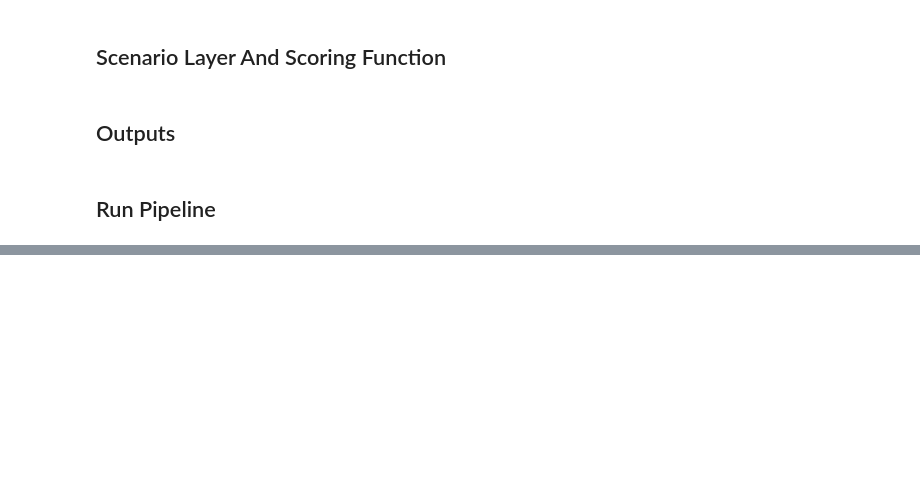
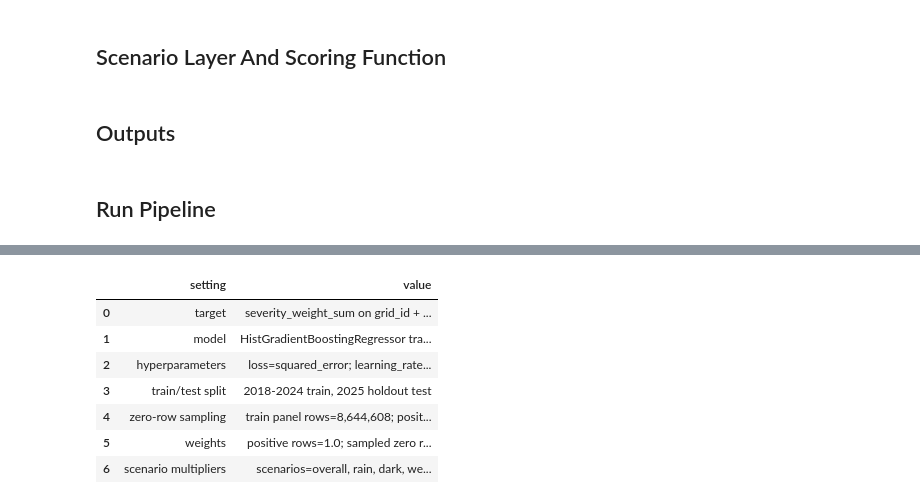
Before and after one commit to resent02/data-mining-project, a Jupyter notebook: crisp_stages/code/phase4/crisp_dm_phase4_modeling.ipynb, the cells around one changed output, grey strips where cells are left out. Drawn from its saved outputs; the diff is of its cells as text; code cells hidden in the pictures; blank space fills up the shorter version.

```diff
--- a/crisp_stages/code/phase4/crisp_dm_phase4_modeling.ipynb
+++ b/crisp_stages/code/phase4/crisp_dm_phase4_modeling.ipynb
@@ -945,0 +951,46 @@ summary
+# %%
+modeling_metadata = json.loads((OUTPUT_DIR / "modeling_metadata.json").read_text())
+settings = modeling_metadata["model_settings"]
+sampling = settings["zero_row_sampling"]
+
+model_settings_table = pd.DataFrame(
+    [
+        {"setting": "target", "value": settings["target"]},
+        {"setting": "model", "value": settings["model"]},
+        {
+            "setting": "hyperparameters",
+            "value": "; ".join(f"{key}={value}" for key, value in settings["hyperparameters"].items()),
+        },
+        {"setting": "train/test split", "value": settings["train_test_split"]},
+        {
+            "setting": "zero-row sampling",
+            "value": (
+                f"train panel rows={sampling['train_panel_total_rows']:,}; "
+                f"positive rows={sampling['train_positive_rows']:,}; "
+                f"zero rows={sampling['train_zero_rows_total']:,}; "
+                f"sampled zeros={sampling['train_zero_rows_sampled']:,}"
+            ),
+        },
+        {
+            "setting": "weights",
+            "value": f"positive rows=1.0; sampled zero rows={sampling['sampled_zero_weight']:.5f}",
+        },
+        {
+            "setting": "scenario multipliers",
+            "value": (
+                f"scenarios={', '.join(settings['scenario_multipliers']['scenarios'])}; "
+                f"{settings['scenario_multipliers']['method']}"
+            ),
+        },
+    ]
+)
+display(model_settings_table)
+# %% [output]
+|  | setting | value |
+| 0 | target | severity_weight_sum on grid_id + ... |
+| 1 | model | HistGradientBoostingRegressor tra... |
+| 2 | hyperparameters | loss=squared_error; learning_rate... |
+| 3 | train/test split | 2018-2024 train, 2025 holdout test |
+| 4 | zero-row sampling | train panel rows=8,644,608; posit... |
+| 5 | weights | positive rows=1.0; sampled zero r... |
+| 6 | scenario multipliers | scenarios=overall, rain, dark, we... |
```
Also changed, not shown: parts of 8 cells of this notebook, 3 other files.
